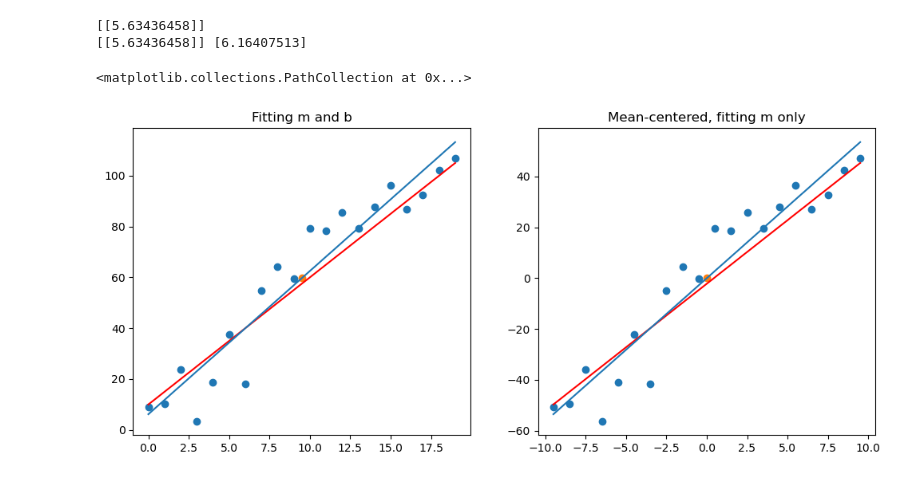
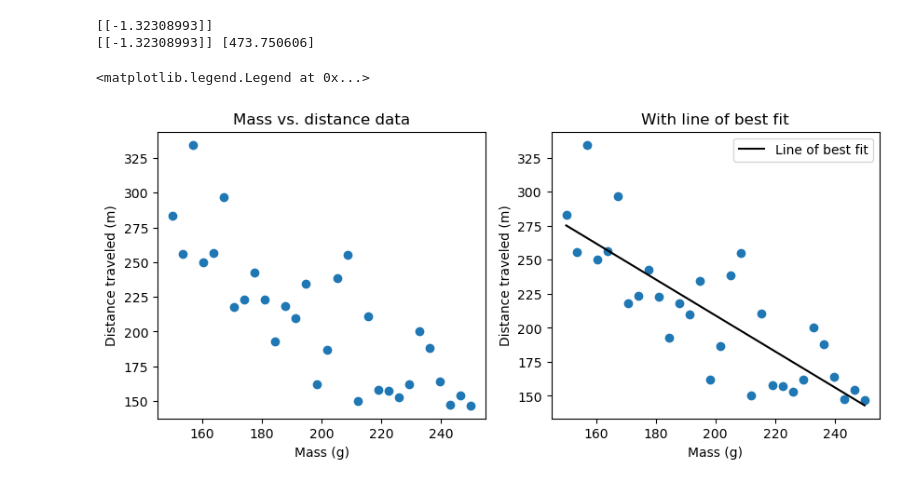
Before and after one commit to qscgy/visualizations, a Jupyter notebook: learning.ipynb, the cells around one changed output. Cells and saved outputs as stored; diff of their text form; code cells hidden in the pictures.

```diff
--- a/learning.ipynb
+++ b/learning.ipynb
@@ -6,40 +8,50 @@ import matplotlib.pyplot as plt
 # %%
-a_actual = 5
-b_actual = 10
-sigma = 10
-npts = 20
+a_actual = -1.2
+b_actual = 450
+sigma = 30
+npts = 30
 
+np.random.seed(5)
 rands = np.random.normal(loc=0.0, scale=sigma, size=(npts,))
-inds = np.arange(npts, dtype=np.float64)
+inds = np.linspace(150, 250, npts, dtype=np.float64)
 data = a_actual*inds + b_actual + rands
 xhat = np.mean(inds)
 yhat = np.mean(data)
 
 model = LinearRegression().fit((inds-xhat)[:,None], (data-yhat)[:,None])
 print(model.coef_)
 
-plt.subplots(1, 2, figsize=(12,5))
-plt.subplot(122)
-plt.title('Mean-centered, fitting m only')
-plt.scatter(inds-xhat, data-yhat)
-plt.scatter([0],[0])
-plt.plot(inds-xhat, a_actual*inds + b_actual - yhat, 'r')
-plt.plot(inds-xhat, model.coef_[0,0]*(inds-xhat))
+plt.subplots(1, 2, figsize=(10,4))
+# plt.subplot(122)
+# plt.title('Mean-centered, fitting m only')
+# plt.scatter(inds-xhat, data-yhat)
+# plt.scatter([0],[0])
+# plt.plot(inds-xhat, a_actual*inds + b_actual - yhat, 'r')
+# plt.plot(inds-xhat, model.coef_[0,0]*(inds-xhat))
 
 plt.subplot(121)
-plt.title('Fitting m and b')
+plt.scatter(inds, data)
+plt.title('Mass vs. distance data')
+plt.xlabel('Mass (g)')
+plt.ylabel('Distance traveled (m)')
+
+plt.subplot(122)
+plt.title('With line of best fit')
+plt.xlabel('Mass (g)')
+plt.ylabel('Distance traveled (m)')
 plt.scatter(inds, data)
 # print(np.vstack([np.ones_like(inds), inds]).T)
 model2 = LinearRegression(fit_intercept=True).fit(
     X=inds[:,None],
     y=data[:,None]
 )
 print(model2.coef_, model2.intercept_)
-plt.plot(inds, a_actual*inds + b_actual, 'r')
-plt.plot(inds, model2.coef_[0,0]*inds + model2.intercept_[0])
-plt.scatter([xhat],[yhat])
+# plt.plot(inds, a_actual*inds + b_actual, 'r', label='Actual model')
+plt.plot(inds, model2.coef_[0,0]*inds + model2.intercept_[0], 'k', label='Line of best fit')
+# plt.scatter([xhat],[yhat])
+plt.legend()
 # %% [output]
-[[5.63436458]]
-[[5.63436458]] [6.16407513]
+[[-1.32308993]]
+[[-1.32308993]] [473.750606]
-<matplotlib.collections.PathCollection at 0x...>
+<matplotlib.legend.Legend at 0x...>
-[figure, old version]
+[figure, new version]
```
Also changed, not shown: parts of 6 cells of this notebook, 7 other files.
